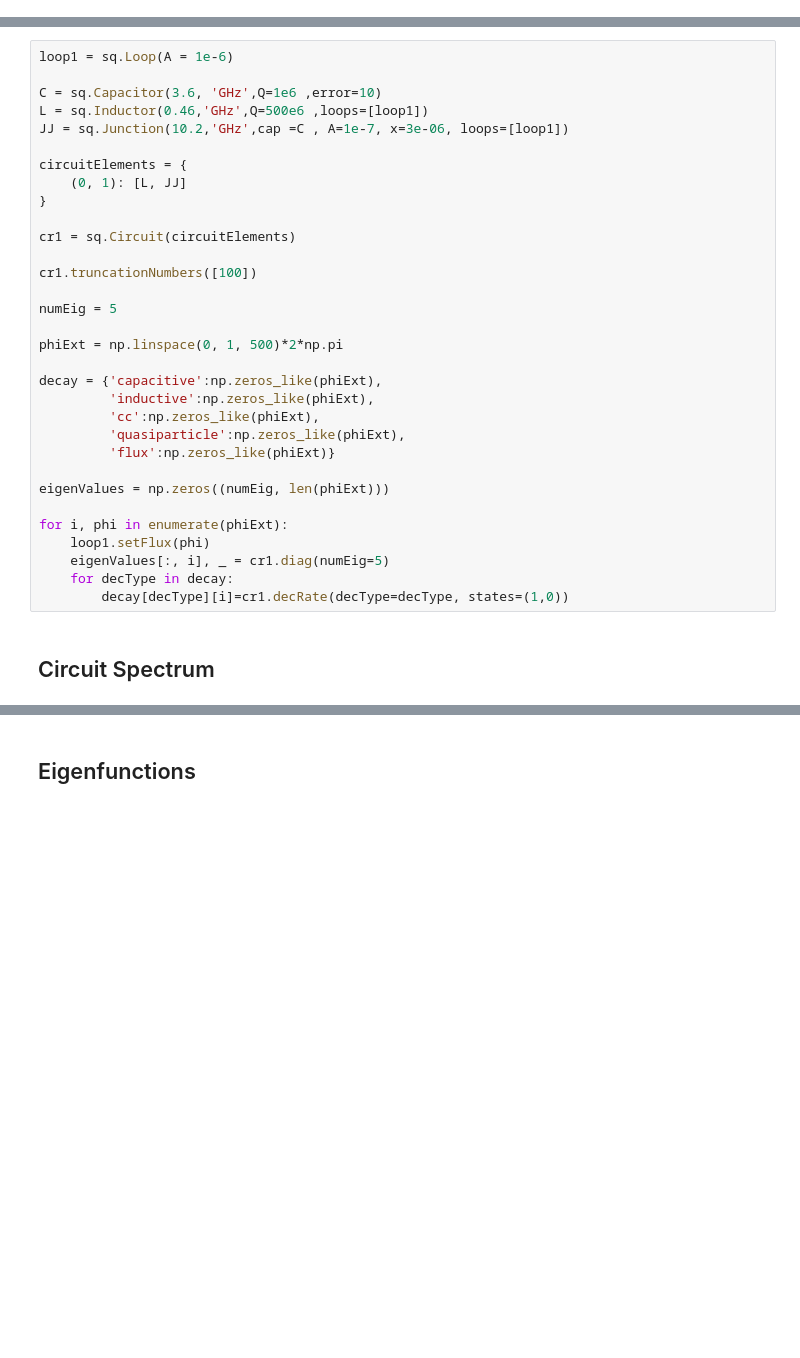
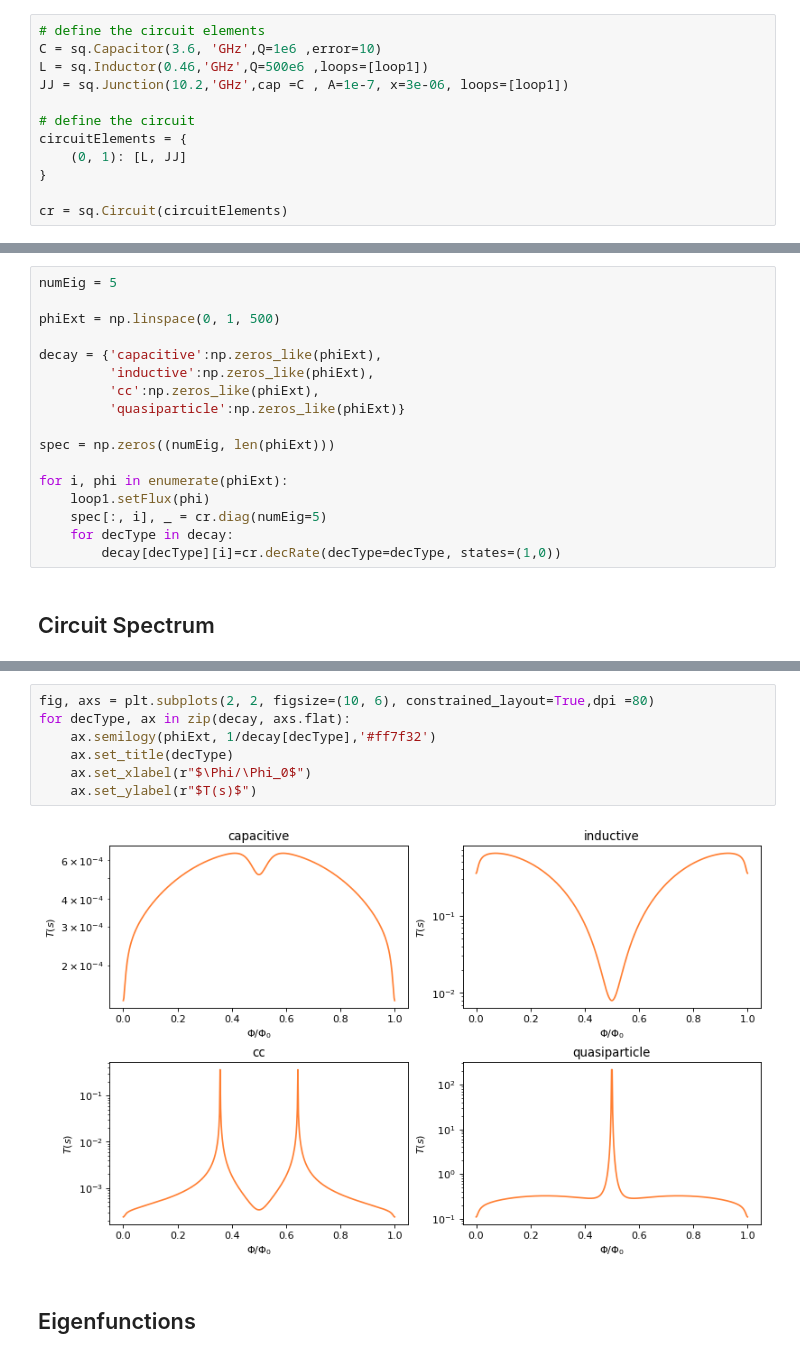
Before and after one commit to Piwakk/SQcircuit-doc, a Jupyter notebook: docs/source/examples/fluxonium.ipynb, the cells around one changed output, grey strips where cells are left out. Saved outputs shown, nothing was run; the diff lists cells and outputs as text; blank space fills up the shorter version.

```diff
--- a/docs/source/examples/fluxonium.ipynb
+++ b/docs/source/examples/fluxonium.ipynb
@@ -10,0 +25,12 @@ import matplotlib.pyplot as plt
+# %%
+# define the circuit elements
+C = sq.Capacitor(3.6, 'GHz',Q=1e6 ,error=10)
+L = sq.Inductor(0.46,'GHz',Q=500e6 ,loops=[loop1])
+JJ = sq.Junction(10.2,'GHz',cap =C , A=1e-7, x=3e-06, loops=[loop1])
+
+# define the circuit
+circuitElements = {
+    (0, 1): [L, JJ]
+}
+
+cr = sq.Circuit(circuitElements)
@@ -11,35 +43,20 @@ import matplotlib.pyplot as plt
 # %%
-loop1 = sq.Loop(A = 1e-6)
-
-C = sq.Capacitor(3.6, 'GHz',Q=1e6 ,error=10)
-L = sq.Inductor(0.46,'GHz',Q=500e6 ,loops=[loop1])
-JJ = sq.Junction(10.2,'GHz',cap =C , A=1e-7, x=3e-06, loops=[loop1])
-
-circuitElements = {
-    (0, 1): [L, JJ]
-}
-
-cr1 = sq.Circuit(circuitElements)
-
-cr1.truncationNumbers([100])
-
 numEig = 5
 
-phiExt = np.linspace(0, 1, 500)*2*np.pi
+phiExt = np.linspace(0, 1, 500)
 
 decay = {'capacitive':np.zeros_like(phiExt),
          'inductive':np.zeros_like(phiExt),
          'cc':np.zeros_like(phiExt),
-         'quasiparticle':np.zeros_like(phiExt),
-         'flux':np.zeros_like(phiExt)}
+         'quasiparticle':np.zeros_like(phiExt)}
 
-eigenValues = np.zeros((numEig, len(phiExt)))
+spec = np.zeros((numEig, len(phiExt)))
 
 for i, phi in enumerate(phiExt):
     loop1.setFlux(phi)
-    eigenValues[:, i], _ = cr1.diag(numEig=5)
+    spec[:, i], _ = cr.diag(numEig=5)
     for decType in decay:
-        decay[decType][i]=cr1.decRate(decType=decType, states=(1,0))
+        decay[decType][i]=cr.decRate(decType=decType, states=(1,0))
 # %% [markdown]
 ## Circuit Spectrum
 # %%
@@ -55,2 +74,11 @@ plt.show()
+# %%
+fig, axs = plt.subplots(2, 2, figsize=(10, 6), constrained_layout=True,dpi =80)
+for decType, ax in zip(decay, axs.flat):
+    ax.semilogy(phiExt, 1/decay[decType],'#ff7f32')
+    ax.set_title(decType)
+    ax.set_xlabel(r"$\Phi/\Phi_0$")
+    ax.set_ylabel(r"$T(s)$")
+# %% [output]
+[figure, added]
 # %% [markdown]
 ## Eigenfunctions
```
Also changed, not shown: parts of 18 cells of this notebook, 8 other files.
